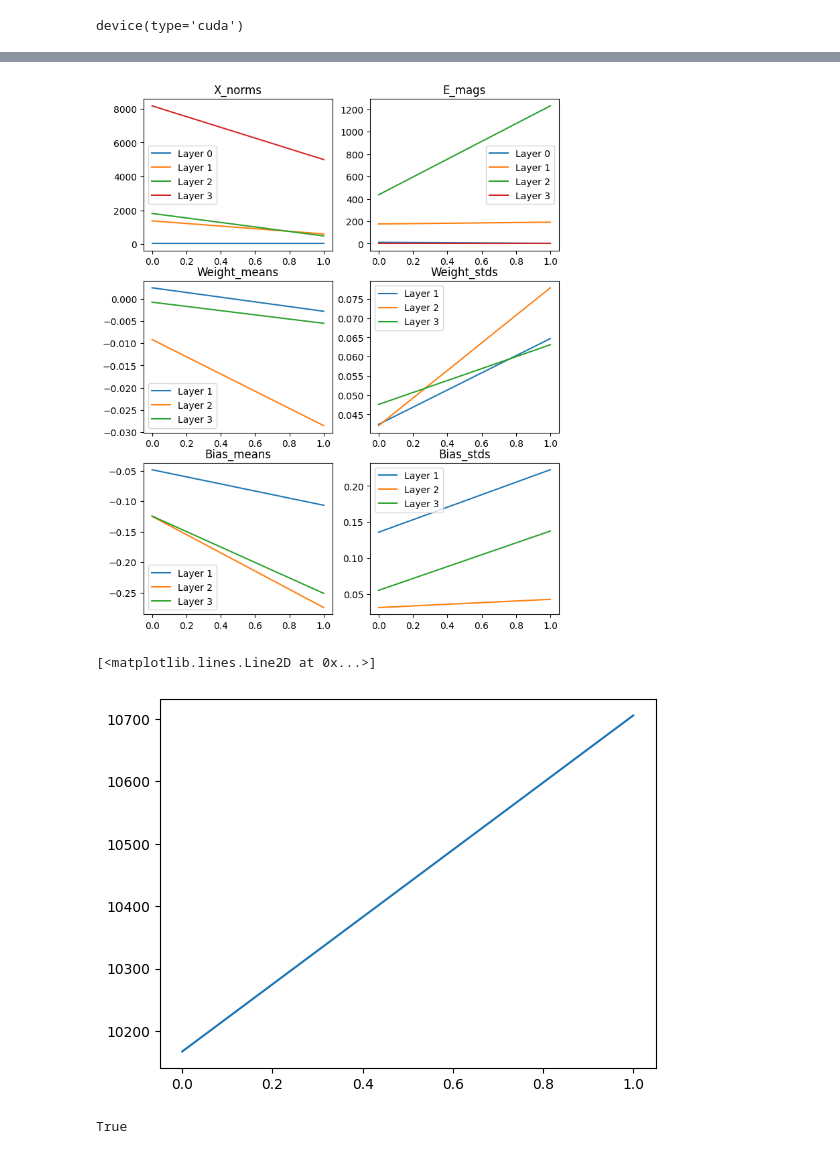
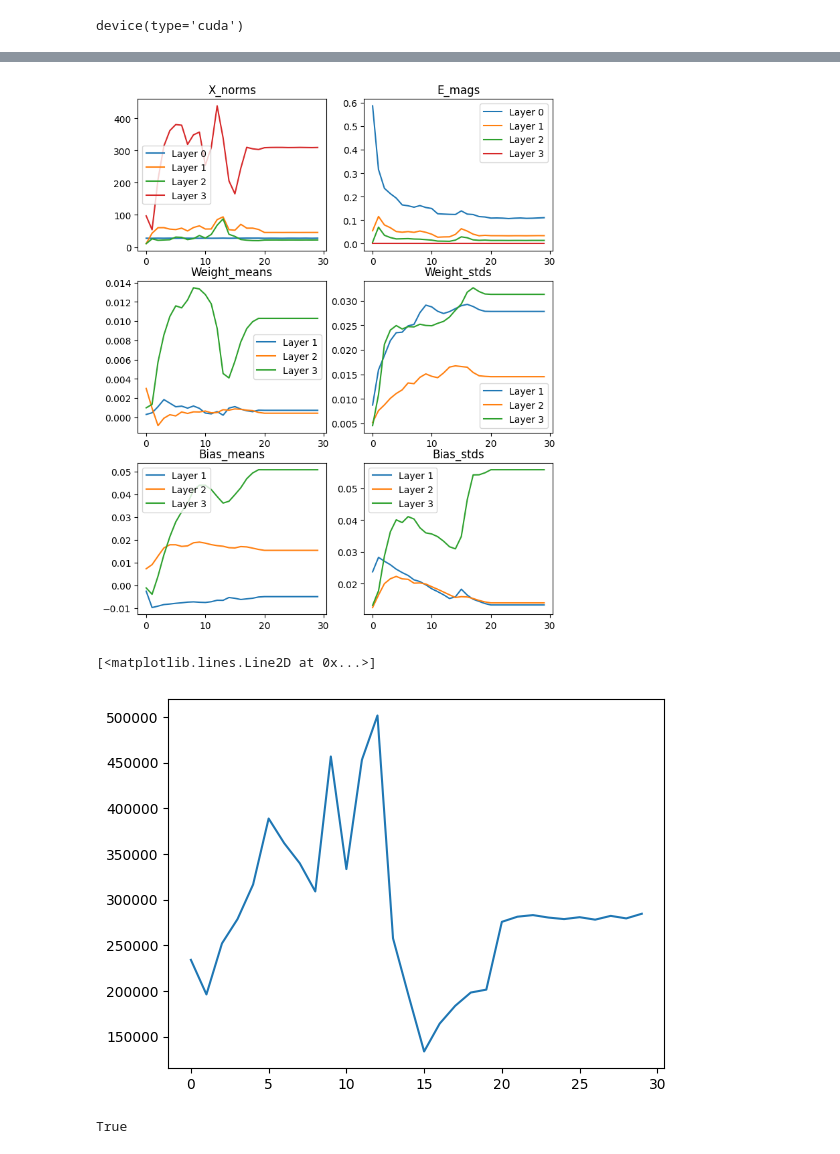
Before and after one commit to joeagriffith/pclib, a Jupyter notebook: examples/mnist/mnist_fc_ss.ipynb, the cells around one changed output, grey strips where cells are left out. Drawn from its saved outputs; the diff is of its cells as text; code cells hidden in the pictures.

```diff
--- a/examples/mnist/mnist_fc_ss.ipynb
+++ b/examples/mnist/mnist_fc_ss.ipynb
@@ -95,58 +124,57 @@ torch.manual_seed(seed)
 model = FCClassifierSS(
     input_size=INPUT_SHAPE,
     num_classes=NUM_CLASSES,
-    hidden_sizes=[600, 256, 128],
+    hidden_sizes=[2000, 2000, 2000],
     bias=True,
     symmetric=True,
     precision_weighted=False,
-    actv_fn=F.relu,
-    steps=60,
-    gamma=0.1,
+    actv_fn=reTanh,
+    steps=100,
+    gamma=0.34,
     ).to(device)
 step = 0
 stats = None
 # %%
 # Train Loop
-NUM_EPOCHS = 2
+NUM_EPOCHS = 20
 BATCH_SIZE = 1000
-REG_COEFF = 0.05
 
 step, stats = train(
     model,
     train_dataset,
     val_dataset,
     NUM_EPOCHS,
-    lr=0.01,
+    lr=0.001,
     c_lr=0.0,
     batch_size=BATCH_SIZE,
-    reg_coeff=REG_COEFF,
+    reg_coeff=1.0,
     step=step,
     stats=stats,
     optim='AdamW',
 )
-NUM_EPOCHS = 0
+NUM_EPOCHS = 10
 step, stats = train(
     model,
     train_dataset,
     val_dataset,
     NUM_EPOCHS,
     lr=0.0,
     c_lr=0.01,
     batch_size=BATCH_SIZE,
-    reg_coeff=REG_COEFF,
+    reg_coeff=0.02,
     step=step,
     stats=stats,
     optim='AdamW',
 )
 
 plot_stats(stats, model)
 # %% [output]
-[figure, old version]
+[figure, new version]
 # %%
 plt.plot(stats['train_corr'])
 # %% [output]
 [<matplotlib.lines.Line2D at 0x...>]
-[figure, old version]
+[figure, new version]
 # %%
 size = 4
 w = torch.randn(size, size)
```
Also changed, not shown: parts of 6 cells of this notebook, 8 other files.
